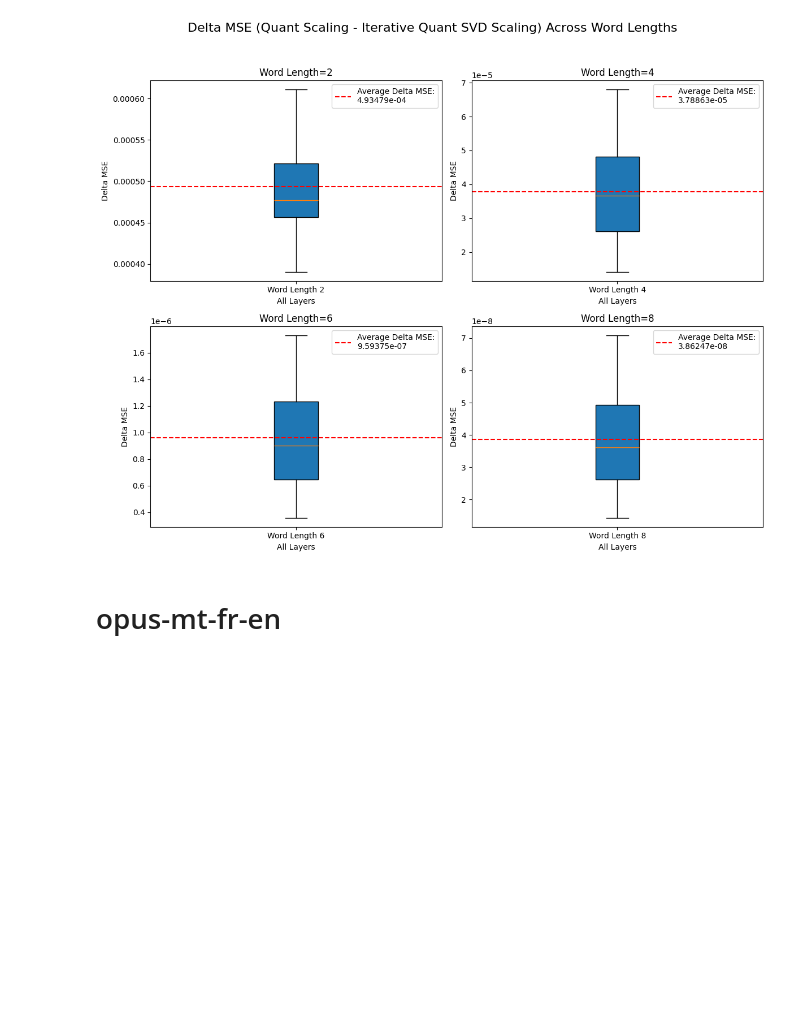
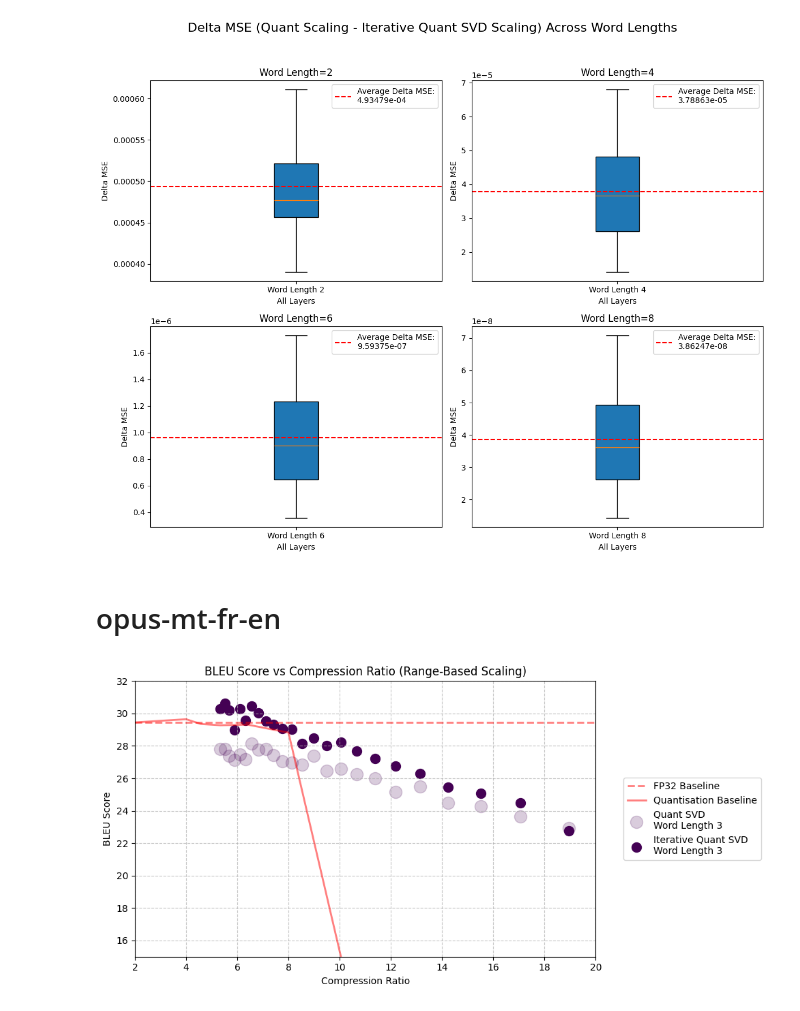
Before and after one commit to justinhuang666666/Approximate-Matrix-Vector-Multiplication, a Jupyter notebook: simulation_result/simulation_quant.ipynb, the cells around one changed output. Cells and saved outputs as stored; diff of their text form; code cells hidden in the pictures; blank space fills up the shorter version.

Commit message:
quant fr en baseline

```diff
--- a/simulation_result/simulation_quant.ipynb
+++ b/simulation_result/simulation_quant.ipynb
@@ -1130,33 +1130,33 @@ import pandas as pd
 import matplotlib.pyplot as plt
 import matplotlib.cm as cm
 
-# # Load data
-# scaling_quant_result = pd.read_csv('quantization_weight_only_scaling.csv')
+# Load data
+scaling_quant_result = pd.read_csv('quantization_weight_only_scaling_fr_en.csv')
 
-# # Set up the plot
-# plt.figure(figsize=(10, 5))
+# Set up the plot
+plt.figure(figsize=(10, 5))
+baseline_bleu = 29.44884320121199
+# Draw baseline and compression ratio reference lines
+plt.axhline(baseline_bleu, color='red', linestyle='--', linewidth=2, alpha=0.5, label='FP32 Baseline')
+plt.axvline(1, color='gray', linestyle=':', linewidth=4, alpha=0.5)
 
-# # Draw baseline and compression ratio reference lines
-# plt.axhline(baseline_bleu, color='red', linestyle='--', linewidth=2, alpha=0.5, label='FP32 Baseline')
-# plt.axvline(1, color='gray', linestyle=':', linewidth=4, alpha=0.5)
+# Set labels
+plt.title('BLEU Score vs Compression Ratio (Range-Based Scaling)')
+plt.xlabel('Compression Ratio')
+plt.ylabel('BLEU Score')
 
-# # Set labels
-# plt.title('BLEU Score vs Compression Ratio (Range-Based Scaling)')
-# plt.xlabel('Compression Ratio')
-# plt.ylabel('BLEU Score')
+# Use Viridis colormap
+viridis = cm.get_cmap('viridis', 4)  # Get 4 distinct colors from Viridis
 
-# # Use Viridis colormap
-# viridis = cm.get_cmap('viridis', 4)  # Get 4 distinct colors from Viridis
-
-# # Plot BLEU scores for different scaling methods with rounded dots
-# plt.plot(
-#     scaling_quant_result["Compression Ratio"],
-#     scaling_quant_result["BLEU Score (Range-Based)"],
-#     linewidth=2,
-#     alpha=0.5,
-#     label='Quantisation Baseline',
-#     color='red', linestyle='-'  # Round dots for data points
-# )
+# Plot BLEU scores for different scaling methods with rounded dots
+plt.plot(
+    scaling_quant_result["Compression Ratio"],
+    scaling_quant_result["BLEU Score (Loss-Aware)"],
+    linewidth=2,
+    alpha=0.5,
+    label='Quantisation Baseline',
+    color='red', linestyle='-'  # Round dots for data points
+)
 
 
 # Load the SVD data
@@ -1165,8 +1165,8 @@ svd_data2 = svd_data1
 
 
 # Define the word lengths to plot for the SVD data
-svd_word_lengths = [8, 6, 4]
-svd_word_lengths1 = [8, 6, 4]
+svd_word_lengths = [16, 8, 6, 4, 3]
+svd_word_lengths1 = [16, 8, 6, 4, 3]
 
 # Generate a colormap with Viridis for the SVD plots
 svd_viridis = cm.get_cmap('viridis', len(svd_word_lengths))
@@ -1183,31 +1183,33 @@ for idx, (wl1, wl2) in enumerate(zip(svd_word_lengths,svd_word_lengths1)):
         svd_data1_wl['Compression Ratio'],
         svd_data1_wl["Quant SVD BLEU (Range-Based)"],
         s=170,
         marker='o',
         alpha=0.2,
         color=svd_viridis(idx / len(svd_word_lengths)),
         label=f'Quant SVD\nWord Length {wl1}'
     )
 
     # Scatter plot for the current word length
     plt.scatter(
         svd_data1_wl1['Compression Ratio'],
         svd_data1_wl1["Iterative Quant SVD BLEU (Range-Based)"],
         s=100,
         marker='o',
         alpha=1,
         color=svd_viridis(idx / len(svd_word_lengths)),
         label=f'Iterative Quant SVD\nWord Length {wl2}'
     )
 
 
 
 # Add legend outside the plot
 plt.legend(loc='center left', bbox_to_anchor=(1.05, 0.5))  # Legend outside plotting area
 plt.grid(linestyle='--', alpha=0.7)
 plt.xlim([2,20])
-plt.ylim([15,43])
+plt.ylim([15,32])
 
 # Adjust layout and show the plot
 plt.tight_layout(rect=[0, 0, 1, 1])  # Leave space for legend
 plt.show()
+# %% [output]
+[figure, added]
```
Also changed, not shown: parts of 1 cell of this notebook, 7 other files.
